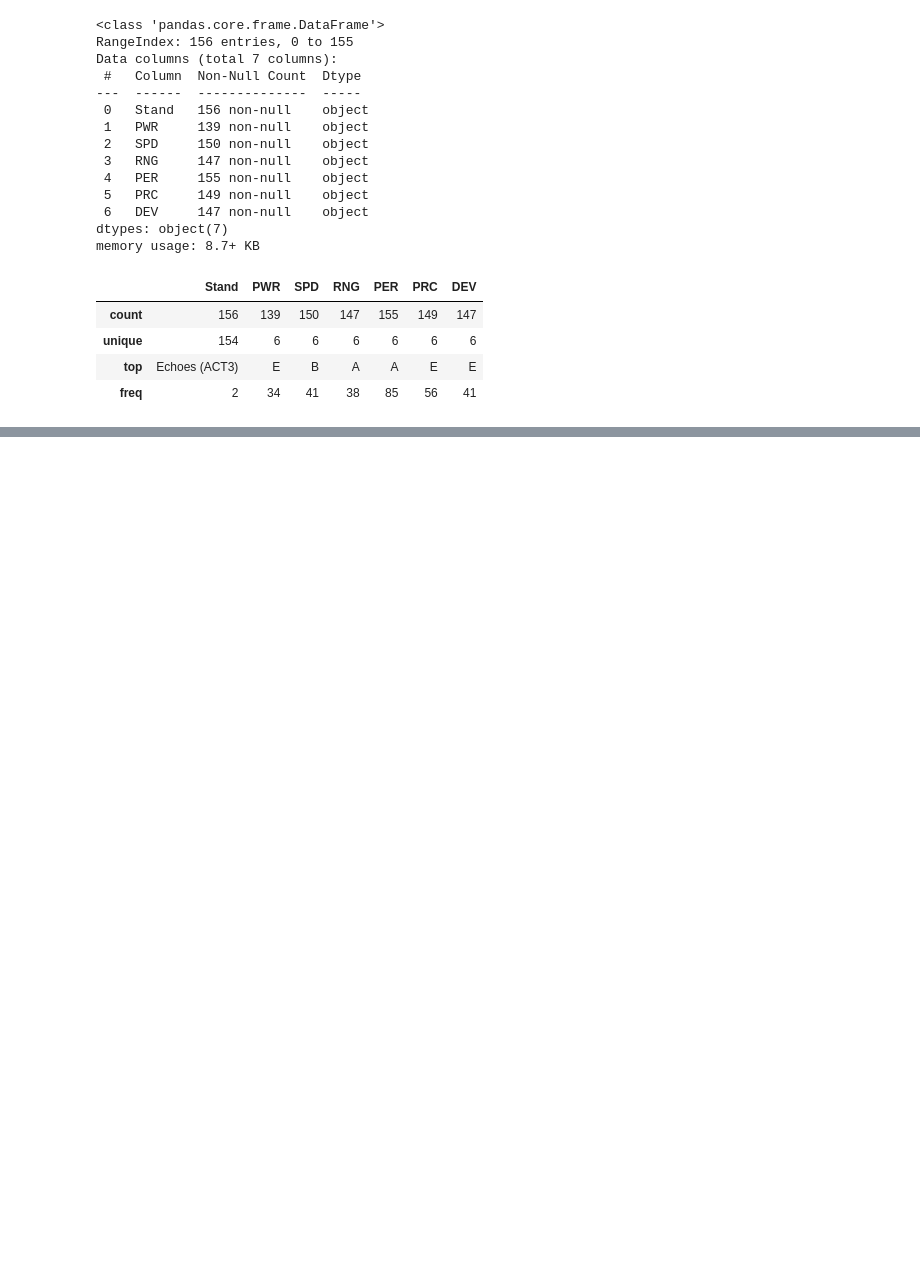
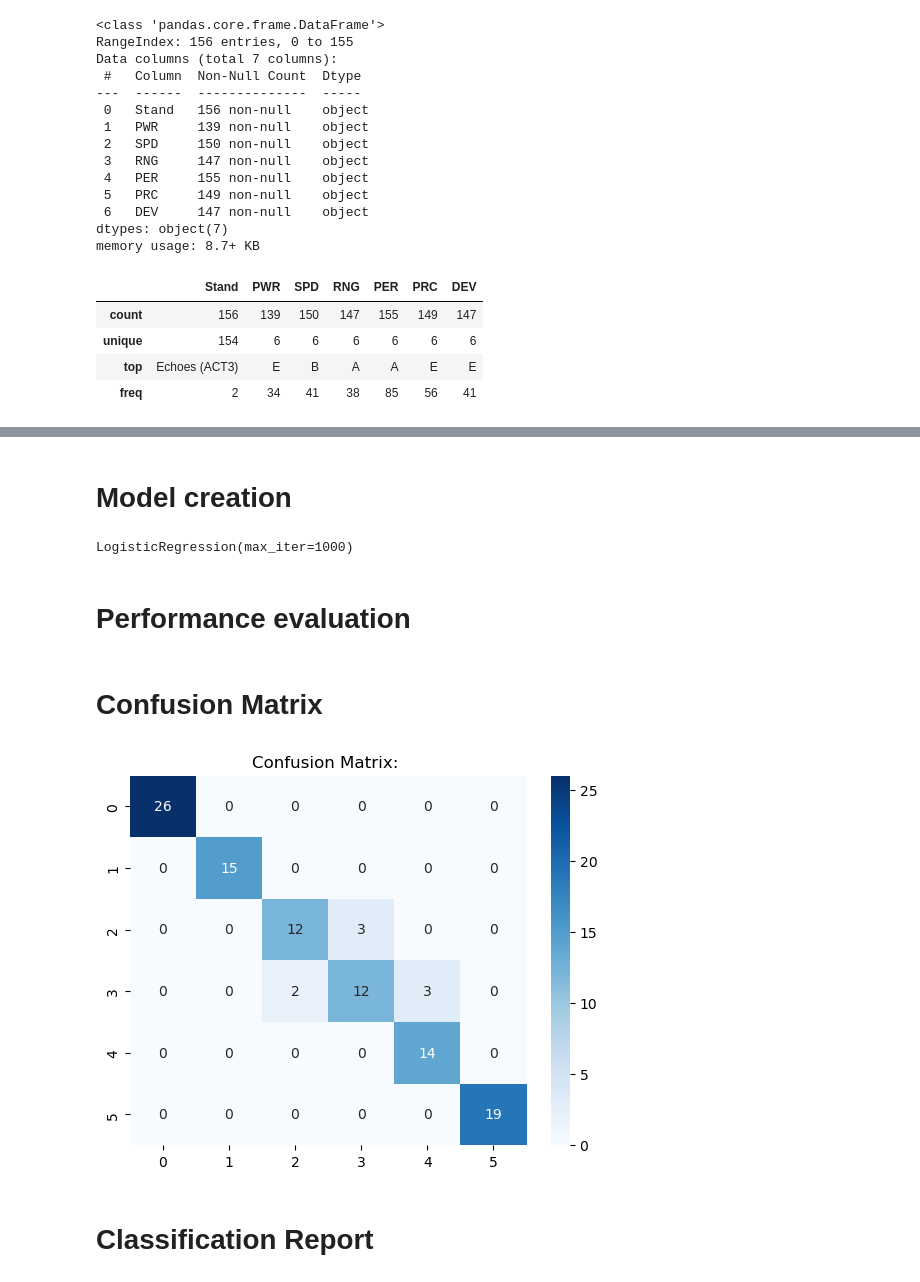
Before and after one commit to Epicmanpreet01/jojo-stand-ml, a Jupyter notebook: model.ipynb, the cells around one changed output, grey strips where cells are left out. Cells and saved outputs as stored; diff of their text form; code cells hidden in the pictures; blank space fills up the shorter version.

```diff
--- a/model.ipynb
+++ b/model.ipynb
@@ -58,0 +249,2 @@ data.describe()
+# %% [markdown]
+# Model creation
@@ -58,0 +254,23 @@ data.describe()
+# %%
+x_train,x_test,y_train,y_test = train_test_split(x,y,test_size=0.2,random_state=42)
+# %%
+model = LogisticRegression(max_iter=1000)
+# %%
+model.fit(x_train,y_train)
+# %% [output]
+LogisticRegression(max_iter=1000)
+# %% [markdown]
+# Performance evaluation
+# %%
+y_pred = model.predict(x_test)
+# %% [markdown]
+# Confusion Matrix
+# %%
+cm = confusion_matrix(y_test,y_pred)
+sns.heatmap(cm,cmap='Blues',annot=True)
+plt.title('Confusion Matrix: ')
+plt.show()
+# %% [output]
+[figure, added]
+# %% [markdown]
+# Classification Report
```
Also changed, not shown: parts of 25 cells of this notebook.
